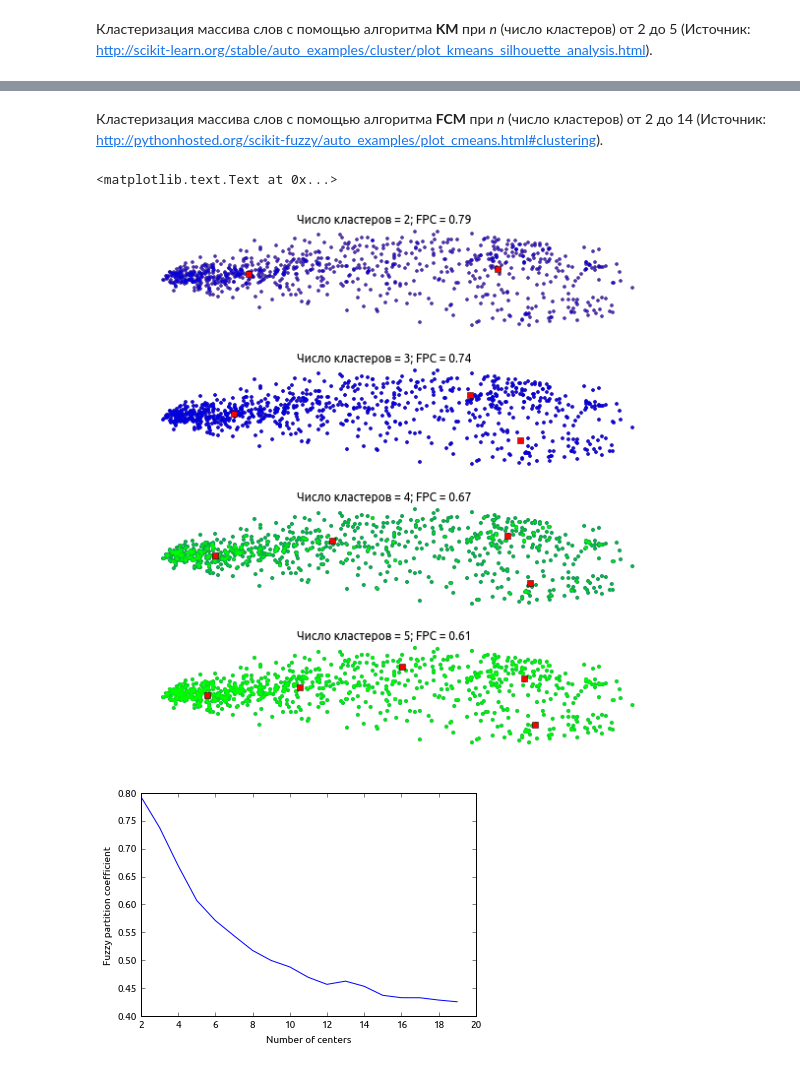
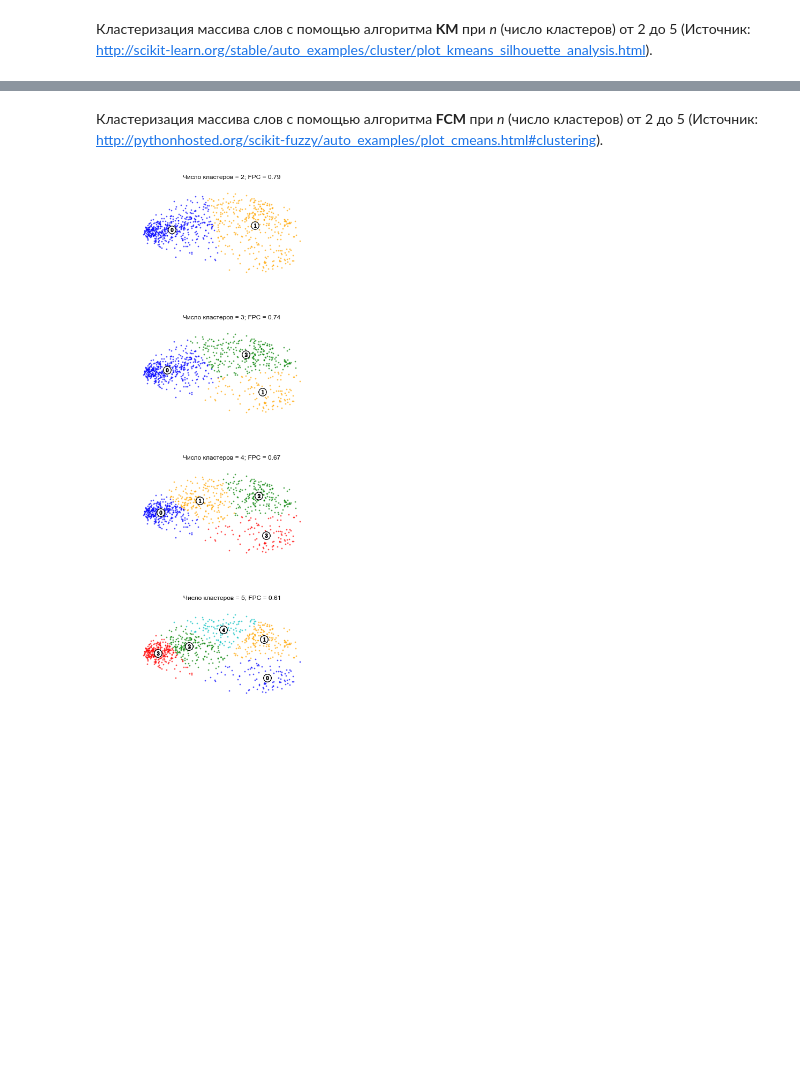
Before and after one commit to Semen52/FSA2, a Jupyter notebook: fsa/fuzzy_clustering.ipynb, the cells around one changed output, grey strips where cells are left out. Saved outputs shown, nothing was run; the diff lists cells and outputs as text; code cells hidden in the pictures; blank space fills up the shorter version.

```diff
--- a/fsa/fuzzy_clustering.ipynb
+++ b/fsa/fuzzy_clustering.ipynb
@@ -235,49 +238,44 @@ ax2.set_ylabel(u"Среднее значение silhouette_score")
 # %% [markdown]
-Кластеризация массива слов с помощью алгоритма **FCM** при *n* (число кластеров) от 2 до 14 (Источник: http://pythonhosted.org/scikit-fuzzy/auto_examples/plot_cmeans.html#clustering).
+Кластеризация массива слов с помощью алгоритма **FCM** при *n* (число кластеров) от 2 до 5 (Источник: http://pythonhosted.org/scikit-fuzzy/auto_examples/plot_cmeans.html#clustering).
 # %%
 import skfuzzy as fuzz
 
-# Set up the loop and plot
-fig1, axes1 = plt.subplots(4, figsize=(8, 8))
+colors = ['b', 'orange', 'g', 'r', 'c', 'm', 'y', 'k', 'Brown', 'ForestGreen']
+fig1, axes1 = plt.subplots(4, figsize=(8, 18))
 alldata = pca_vectors.transpose()
 fpcs = []
 
 for ncenters, ax in enumerate(axes1.reshape(-1), 2):
-    cntr, u, u0, d, jm, p, fpc = fuzz.cluster.cmeans(
-        alldata, ncenters, 2, error=1e-4, maxiter=1000, init=None)
+    cntr, u, u0, d, jm, p, fpc = fuzz.cluster.cmeans(alldata,
+                                                     ncenters,
+                                                     2,
+                                                     error=1e-4,
+                                                     maxiter=1000,
+                                                     init=None)
 
-    # Store fpc values for later
-    fpcs.append(fpc)
+    # Кластер выбирается по максимальному значению функции принадлежности
+    cluster_membership = np.argmax(u, axis=0)
 
-    # Plot assigned clusters, for each data point in training set
-    cluster_membership = np.argmax(u, axis=0)
     for j in range(ncenters):
-        ax.plot(pca_vectors[:, 0],
-                pca_vectors[:, 1], '.', color=colors[j])
+        ax.scatter(pca_vectors[cluster_membership == j, 0],
+                   pca_vectors[cluster_membership == j, 1],
+                   marker='.', s=30, lw=0, alpha=0.7, color=colors[j])
+
+        # Обозначение кластеров
+        ax.scatter(cntr[:, 0], cntr[:, 1],
+                   marker='o', c="white", alpha=1, s=200)
+
+        for i, c in enumerate(cntr):
+            ax.scatter(c[0], c[1], marker='$%d$' % i, alpha=1, s=50)
+
 
     # Mark the center of each fuzzy cluster
-    for pt in cntr:
-        ax.plot(pt[0], pt[1], 'rs')
+#     for pt in cntr:
+#         ax.plot(pt[0], pt[1], 'rs')
 
     ax.set_title(u'Число кластеров = {0}; FPC = {1:.2f}'.format(ncenters, fpc))
     ax.axis('off')
 
-fig1.tight_layout()
-
-# График для различного числа кластеров
-fpcs = []
-max_n_clustrers = 20
-for ncenters in range(2, max_n_clustrers):
-    cntr, u, u0, d, jm, p, fpc = fuzz.cluster.cmeans(
-        alldata, ncenters, 2, error=1e-4, maxiter=1000, init=None)
-    # Store fpc values for later
-    fpcs.append(fpc)
-
-fig2, ax2 = plt.subplots()
-ax2.plot(np.r_[2:max_n_clustrers], fpcs)
-ax2.set_xlabel("Number of centers")
-ax2.set_ylabel("Fuzzy partition coefficient")
+# fig1.tight_layout()
 # %% [output]
-<matplotlib.text.Text at 0x...>
-[figure, old version]
+[figure, new version]
-[figure, removed]
```
Also changed, not shown: parts of 14 cells of this notebook, 1 other file.
